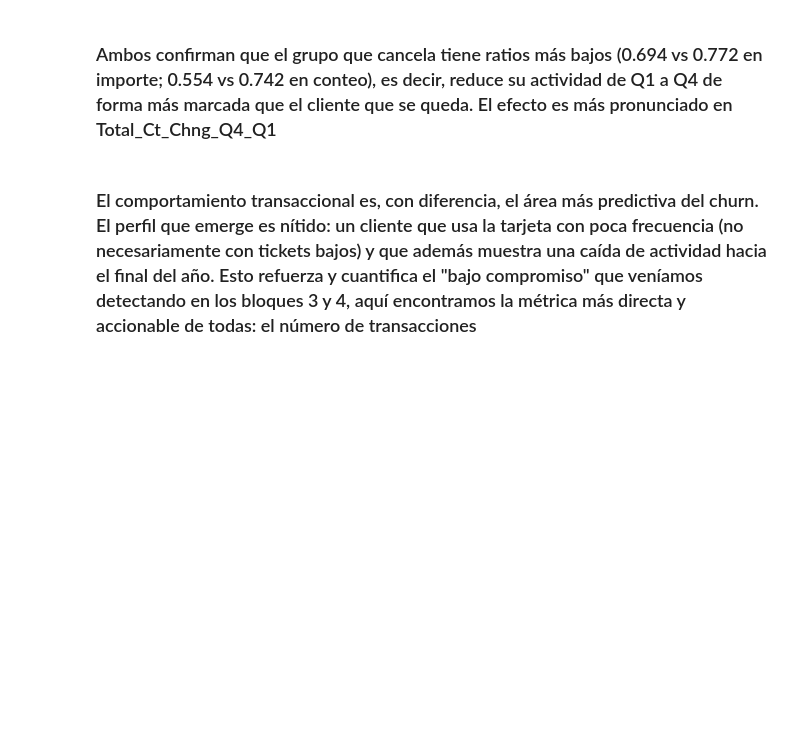
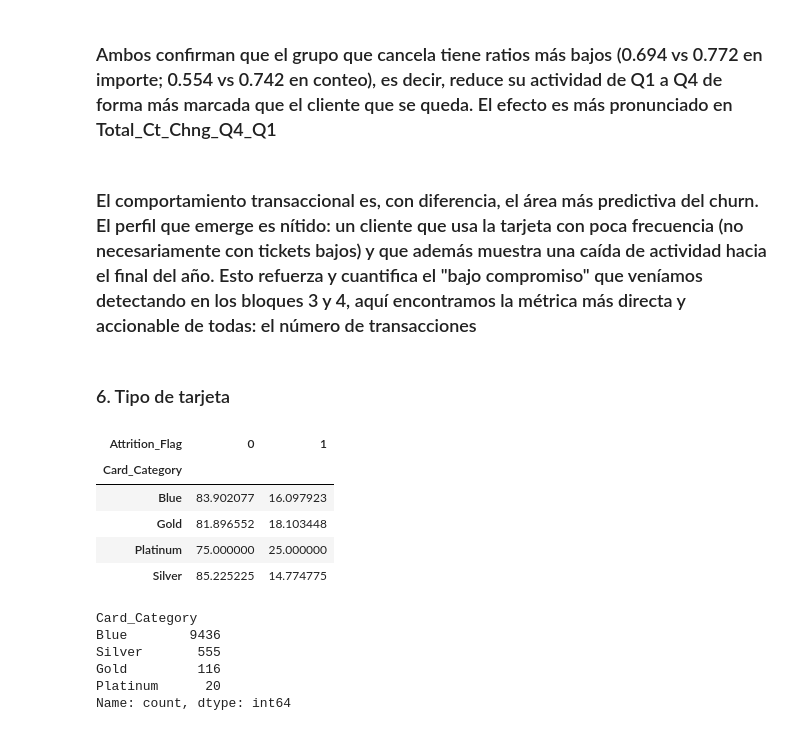
Before and after one commit to Dende8/Credit_Card_Churners, a Jupyter notebook: notebooks/eda.ipynb, the cells around one changed output. Cells and saved outputs as stored; diff of their text form; code cells hidden in the pictures; blank space fills up the shorter version.

```diff
--- a/notebooks/eda.ipynb
+++ b/notebooks/eda.ipynb
@@ -390,3 +390,23 @@ df.groupby('Attrition_Flag')['Total_Ct_Chng_Q4_Q1'].describe()
 ### Ambos confirman que el grupo que cancela tiene ratios más bajos (0.694 vs 0.772 en importe; 0.554 vs 0.742 en conteo), es decir, reduce su actividad de Q1 a Q4 de forma más marcada que el cliente que se queda. El efecto es más pronunciado en Total_Ct_Chng_Q4_Q1
 # %% [markdown]
 ### El comportamiento transaccional es, con diferencia, el área más predictiva del churn. El perfil que emerge es nítido: un cliente que usa la tarjeta con poca frecuencia (no necesariamente con tickets bajos) y que además muestra una caída de actividad hacia el final del año. Esto refuerza y cuantifica el "bajo compromiso" que veníamos detectando en los bloques 3 y 4, aquí encontramos la métrica más directa y accionable de todas: el número de transacciones
+# %% [markdown]
+### 6. Tipo de tarjeta
+# %%
+pd.crosstab(df['Card_Category'], df['Attrition_Flag'], normalize='index') * 100
+# %% [output]
+| Attrition_Flag | 0 | 1 |
+| Card_Category |  |  |
+| Blue | 83.902077 | 16.097923 |
+| Gold | 81.896552 | 18.103448 |
+| Platinum | 75.000000 | 25.000000 |
+| Silver | 85.225225 | 14.774775 |
+# %%
+df['Card_Category'].value_counts()
+# %% [output]
+Card_Category
+Blue        9436
+Silver       555
+Gold         116
+Platinum      20
+Name: count, dtype: int64
```
Also changed, not shown: parts of 16 cells of this notebook.
